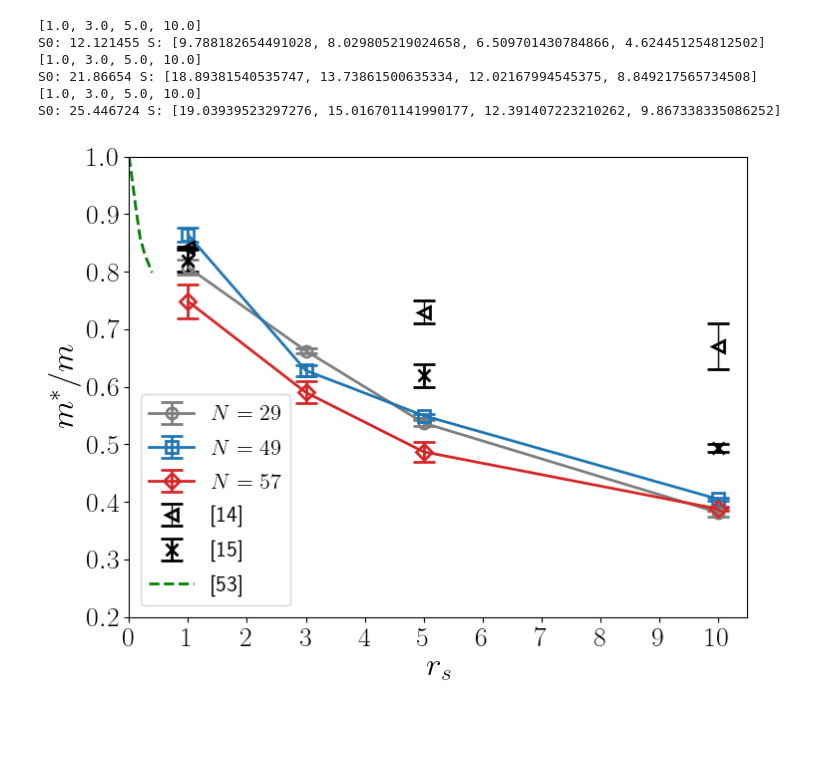
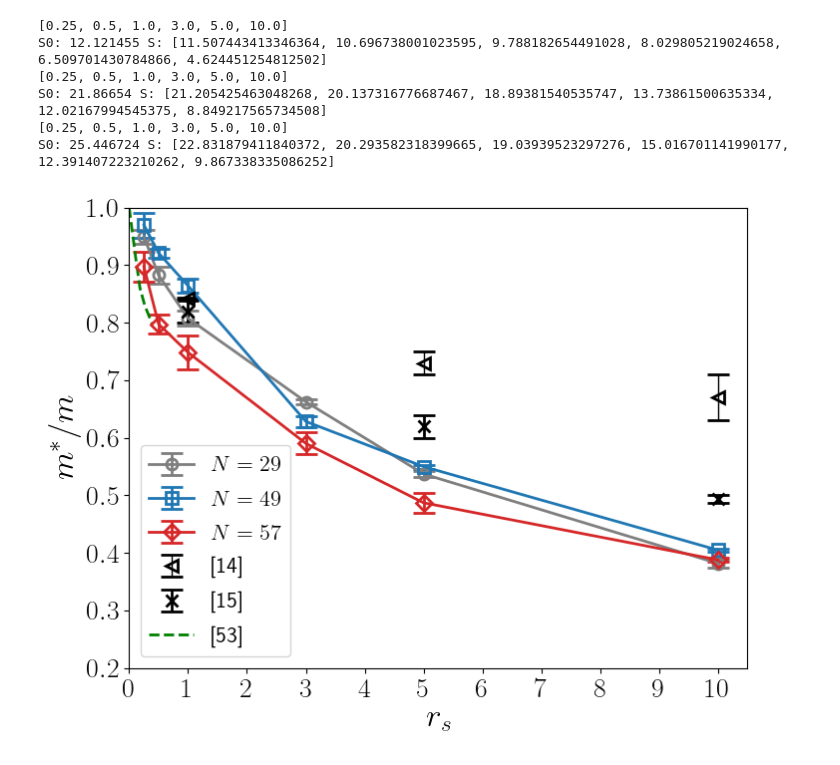
Before and after one commit to fermiflow/CoulombGas, a Jupyter notebook: analysis/analysis.ipynb, the cells around one changed output. Drawn from its saved outputs; the diff is of its cells as text; code cells hidden in the pictures; blank space fills up the shorter version.

```diff
--- a/analysis/analysis.ipynb
+++ b/analysis/analysis.ipynb
@@ -61,6 +61,10 @@ for fg, marker, color in zip(files, markers, colors):
         s_ewm, s_ewm_var = running_average(s[:3000], 0.01)
         ylist.append(s_ewm[-1]/s_ewm[0])
         yerrlist.append(np.sqrt(s_ewm_var[-1])/s_ewm[0])
+
+    xlist[0], xlist[1] = xlist[1], xlist[0]
+    ylist[0], ylist[1] = ylist[1], ylist[0]
+    yerrlist[0], yerrlist[1] = yerrlist[1], yerrlist[0]
 
     print(xlist)
     print("S0:", s[0], "S:", [y * s[0] for y in ylist])
@@ -87,37 +91,37 @@ rs = [1, 5, 10]
 y = [0.841, 0.73, 0.67]
 yerr = [0.003, 0.02, 0.04]
 plt.errorbar(rs, y, yerr, marker='<', color='k', label='[14]', ls='none',
               markerfacecolor='none', markeredgewidth=2, ms=8, capsize=8)
 
 #https://journals.aps.org/prb/abstract/10.1103/PhysRevB.88.035133
 y = [0.82, 0.62, 0.493]
 yerr = [0.02, 0.02, 0.007]
 plt.errorbar(rs, y, yerr, marker='x', color='k', label='[15]', ls='none',
               lw=2, markerfacecolor='none', markeredgewidth=2, ms=8, capsize=8)
 
 x_near0, y_near0 = np.array([
     [0., 1.],
     [0.11224489795918391, 0.9117854622441779],
     [0.18367346938775508, 0.8599153140437545],
     [0.26530612244897966, 0.8295695130557517],
     [0.387755102040817, 0.7985179957657023]]).T
 plt.plot(x_near0, y_near0, "--", color="green", label="[53]", lw=2)
 
 plt.xticks(range(0, 11))
 plt.xlim([0., 10.5])
 plt.ylim([0.2, 1.0])
 handles,labels = ax.get_legend_handles_labels()
 
 handles = handles[1:] + handles[:1]
 labels = labels[1:] + labels[:1]
 
 plt.legend(handles,labels)
 plt.show()
 # %% [output]
-[1.0, 3.0, 5.0, 10.0]
-S0: 12.121455 S: [9.788182654491028, 8.029805219024658, 6.509701430784866, 4.624451254812502]
-[1.0, 3.0, 5.0, 10.0]
-S0: 21.86654 S: [18.89381540535747, 13.73861500635334, 12.02167994545375, 8.849217565734508]
-[1.0, 3.0, 5.0, 10.0]
-S0: 25.446724 S: [19.03939523297276, 15.016701141990177, 12.391407223210262, 9.867338335086252]
+[0.25, 0.5, 1.0, 3.0, 5.0, 10.0]
+S0: 12.121455 S: [11.507443413346364, 10.696738001023595, 9.788182654491028, 8.029805219024658, 6.509701430784866, 4.624451254812502]
+[0.25, 0.5, 1.0, 3.0, 5.0, 10.0]
+S0: 21.86654 S: [21.205425463048268, 20.137316776687467, 18.89381540535747, 13.73861500635334, 12.02167994545375, 8.849217565734508]
+[0.25, 0.5, 1.0, 3.0, 5.0, 10.0]
+S0: 25.446724 S: [22.831879411840372, 20.293582318399665, 19.03939523297276, 15.016701141990177, 12.391407223210262, 9.867338335086252]
-[figure, old version]
+[figure, new version]
```
Also changed, not shown: parts of 1 cell of this notebook, 12 other files.
